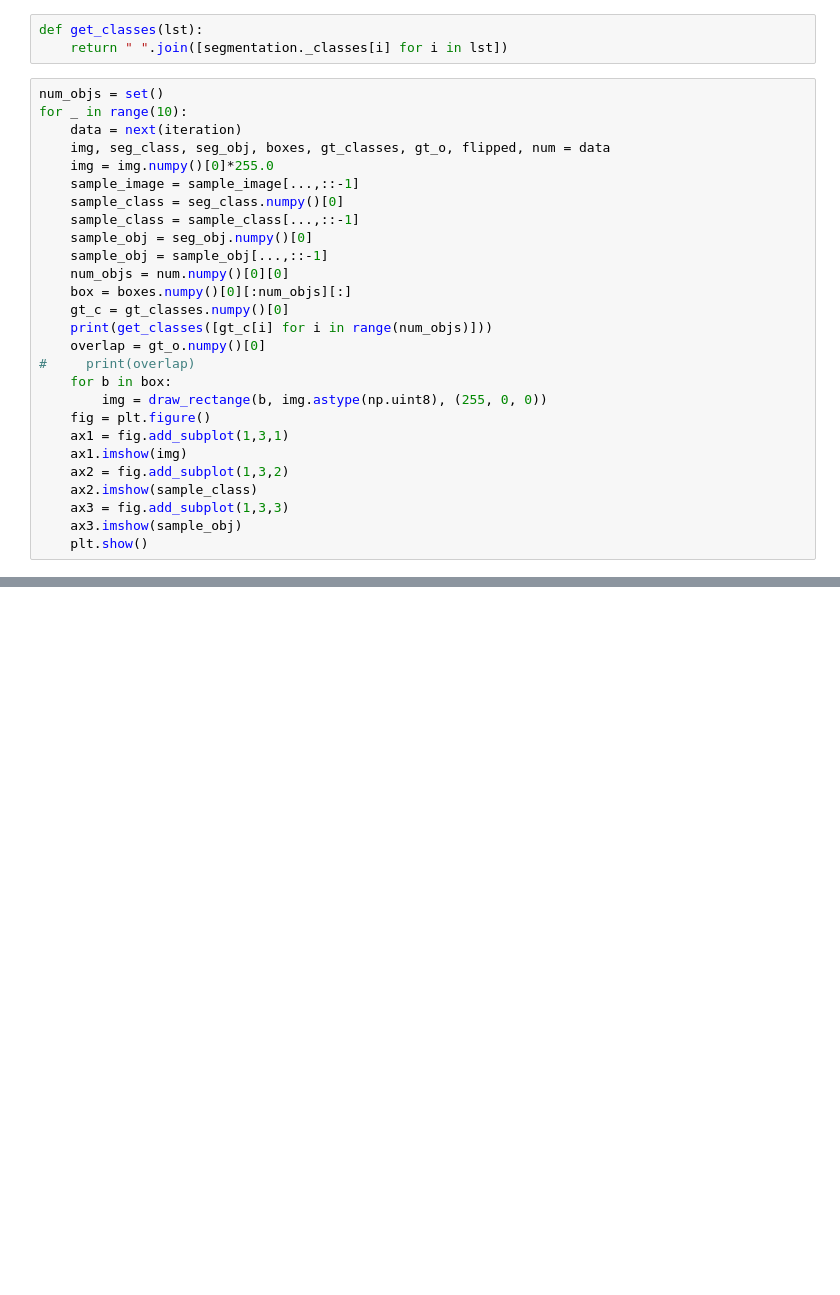
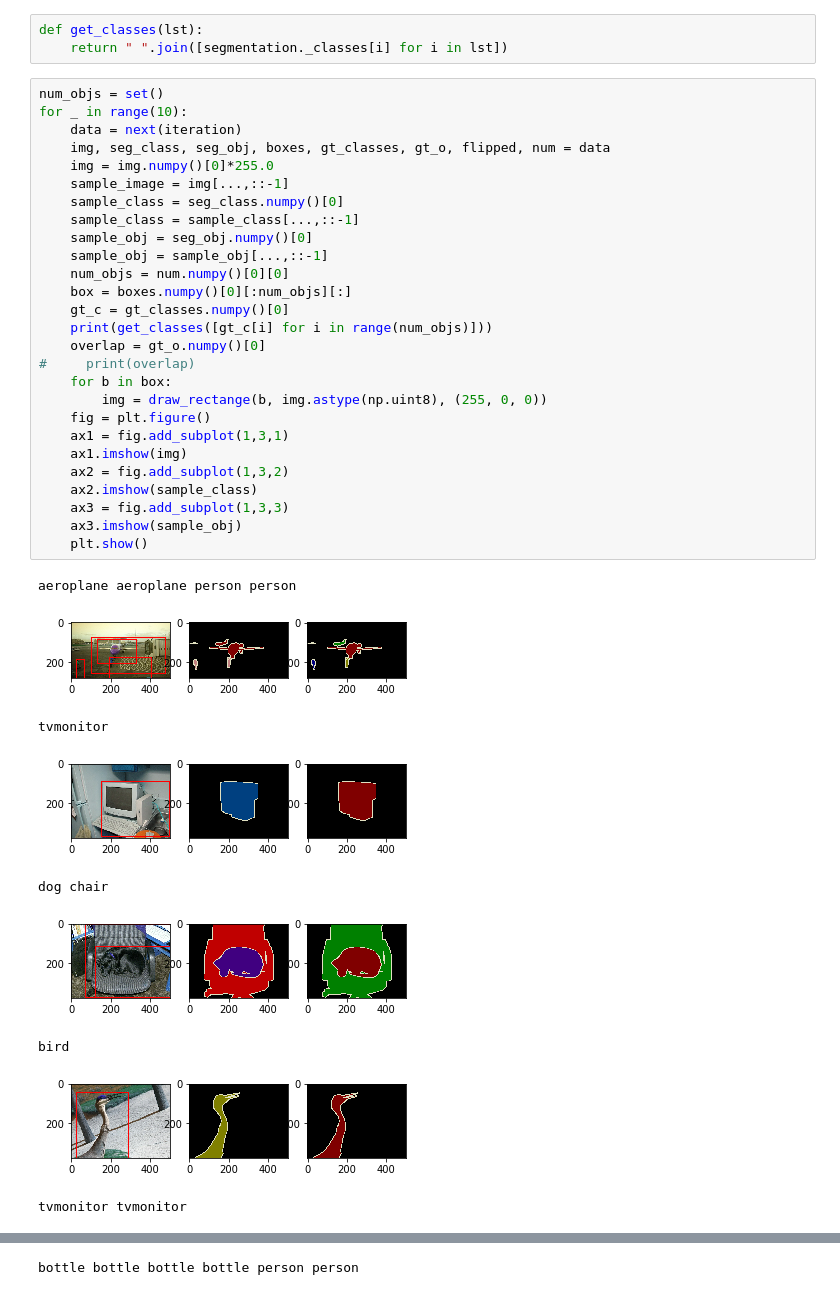
Before and after one commit to qbeer/flux, a Jupyter notebook: samples/Pascal.ipynb, the cells around one changed output, grey strips where cells are left out. Cells and saved outputs as stored; diff of their text form; blank space fills up the shorter version.

```diff
--- a/samples/Pascal.ipynb
+++ b/samples/Pascal.ipynb
@@ -32,27 +36,37 @@ def get_classes(lst):
 # %%
 num_objs = set()
 for _ in range(10):
     data = next(iteration)
     img, seg_class, seg_obj, boxes, gt_classes, gt_o, flipped, num = data
     img = img.numpy()[0]*255.0
-    sample_image = sample_image[...,::-1]
+    sample_image = img[...,::-1]
     sample_class = seg_class.numpy()[0]
     sample_class = sample_class[...,::-1]
     sample_obj = seg_obj.numpy()[0]
     sample_obj = sample_obj[...,::-1]
     num_objs = num.numpy()[0][0]
     box = boxes.numpy()[0][:num_objs][:]
     gt_c = gt_classes.numpy()[0]
     print(get_classes([gt_c[i] for i in range(num_objs)]))
     overlap = gt_o.numpy()[0]
 #     print(overlap)
     for b in box:
         img = draw_rectange(b, img.astype(np.uint8), (255, 0, 0))
     fig = plt.figure()
     ax1 = fig.add_subplot(1,3,1)
     ax1.imshow(img)
     ax2 = fig.add_subplot(1,3,2)
     ax2.imshow(sample_class)
     ax3 = fig.add_subplot(1,3,3)
     ax3.imshow(sample_obj)
     plt.show()
+# %% [output]
+aeroplane aeroplane person person
+[figure, added]
+tvmonitor
+[figure, added]
+dog chair
+[figure, added]
+bird
+[figure, added]
+tvmonitor tvmonitor
@@ -58,0 +74 @@ for _ in range(10):
+bottle bottle bottle bottle person person
```
Also changed, not shown: parts of 2 cells of this notebook, 14 other files.
